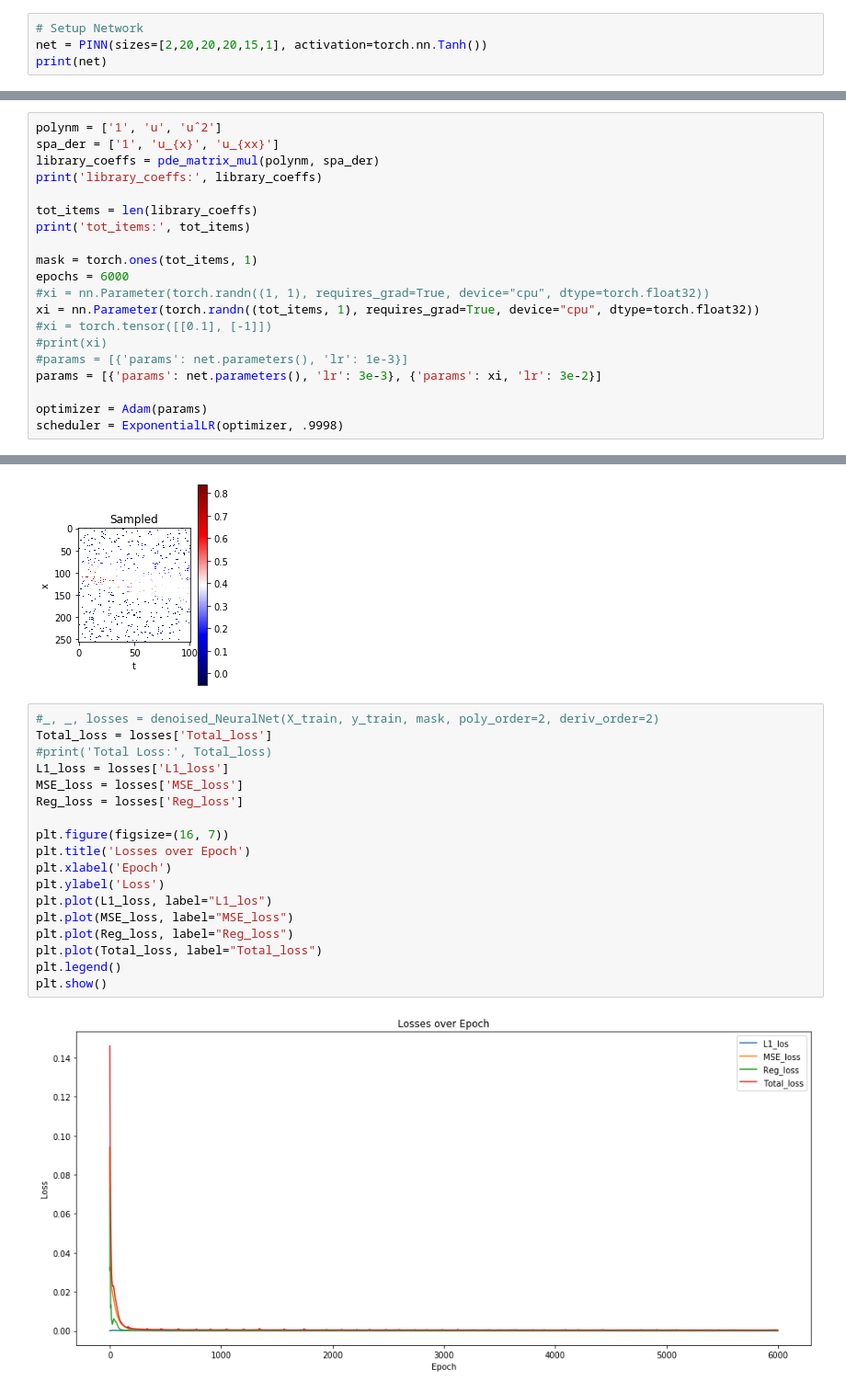
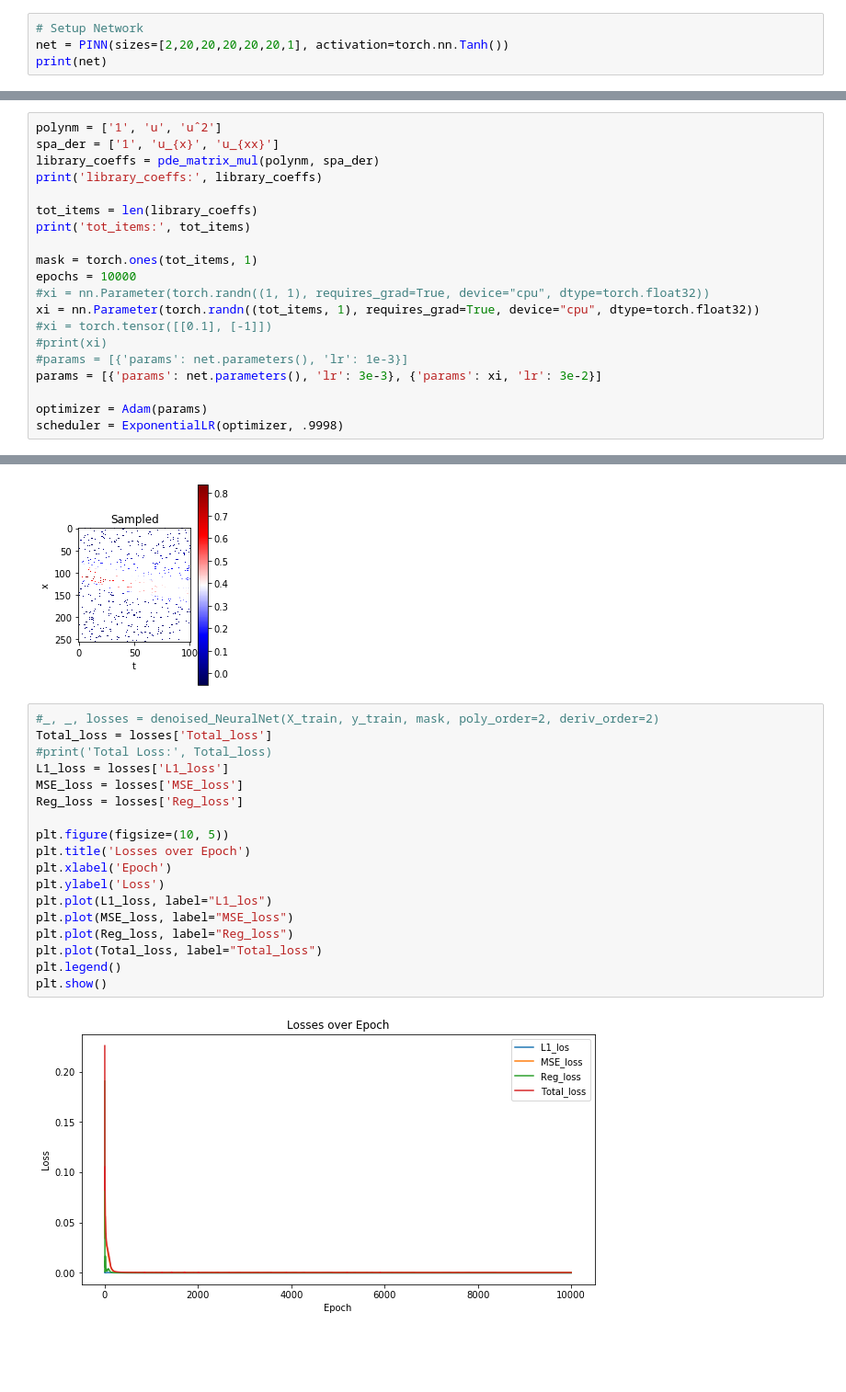
Before and after one commit to Happydas/Model-Identification, a Jupyter notebook: One Dimentional/Burger_Model_Identification.ipynb, the cells around one changed output, grey strips where cells are left out. Shown at 92% size. Saved outputs shown, nothing was run; the diff lists cells and outputs as text; blank space fills up the shorter version.

```diff
--- a/One Dimentional/Burger_Model_Identification.ipynb
+++ b/One Dimentional/Burger_Model_Identification.ipynb
@@ -149,6 +149,6 @@ y shape (25856, 1)
 # %%
 # Setup Network
-net = PINN(sizes=[2,20,20,20,15,1], activation=torch.nn.Tanh())
+net = PINN(sizes=[2,20,20,20,20,20,1], activation=torch.nn.Tanh())
 print(net)
 # %% [output]
 PINN(
@@ -174,7 +176,7 @@ tot_items = len(library_coeffs)
 print('tot_items:', tot_items)
 
 mask = torch.ones(tot_items, 1)
-epochs = 6000
+epochs = 10000
 #xi = nn.Parameter(torch.randn((1, 1), requires_grad=True, device="cpu", dtype=torch.float32))
 xi = nn.Parameter(torch.randn((tot_items, 1), requires_grad=True, device="cpu", dtype=torch.float32))
 #xi = torch.tensor([[0.1], [-1]])
@@ -383,20 +385,20 @@ Text(0.5, 1.0, 'Sampled')
 # %%
 #_, _, losses = denoised_NeuralNet(X_train, y_train, mask, poly_order=2, deriv_order=2)
 Total_loss = losses['Total_loss']
 #print('Total Loss:', Total_loss)
 L1_loss = losses['L1_loss']
 MSE_loss = losses['MSE_loss']
 Reg_loss = losses['Reg_loss']
 
-plt.figure(figsize=(16, 7))
+plt.figure(figsize=(10, 5))
 plt.title('Losses over Epoch')
 plt.xlabel('Epoch')
 plt.ylabel('Loss')
 plt.plot(L1_loss, label="L1_los")
 plt.plot(MSE_loss, label="MSE_loss")
 plt.plot(Reg_loss, label="Reg_loss")
 plt.plot(Total_loss, label="Total_loss")
 plt.legend()
 plt.show()
 # %% [output]
-[figure, old version]
+[figure, new version]
```
Also changed, not shown: parts of 8 cells of this notebook.
